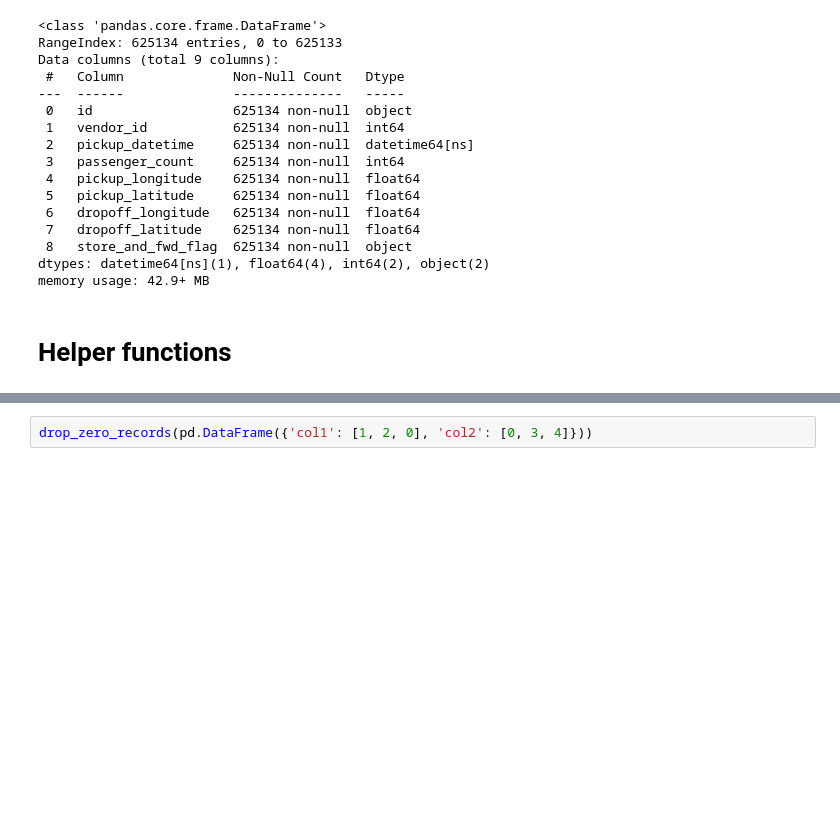
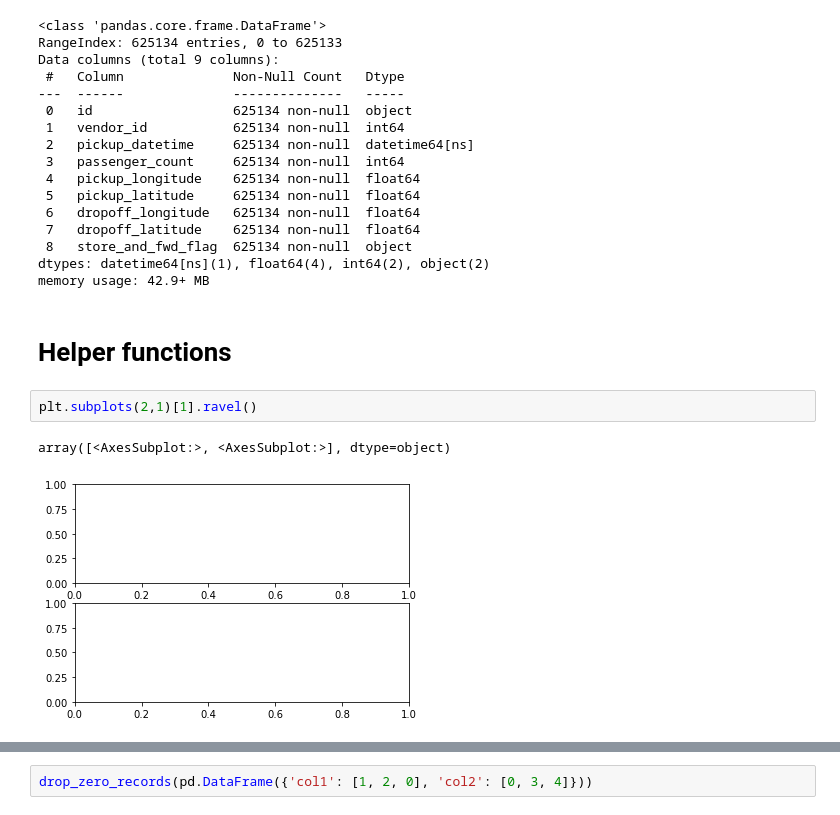
Before and after one commit to tawiwut-cha/nyc_cabs_draft, a Jupyter notebook: predict_duration_competition_v0.1.ipynb, the cells around one changed output, grey strips where cells are left out. Drawn from its saved outputs; the diff is of its cells as text; blank space fills up the shorter version.

```diff
--- a/predict_duration_competition_v0.1.ipynb
+++ b/predict_duration_competition_v0.1.ipynb
@@ -70,6 +70,11 @@ dtypes: datetime64[ns](1), float64(4), int64(2), object(2)
 memory usage: 42.9+ MB
 # %% [markdown]
 # Helper functions
+# %%
+plt.subplots(2,1)[1].ravel()
+# %% [output]
+array([<AxesSubplot:>, <AxesSubplot:>], dtype=object)
+[figure, added]
 # %%
 def corr_heatmap(df):
     corr_matrix = df.corr()
```
Also changed, not shown: parts of 24 cells of this notebook.
